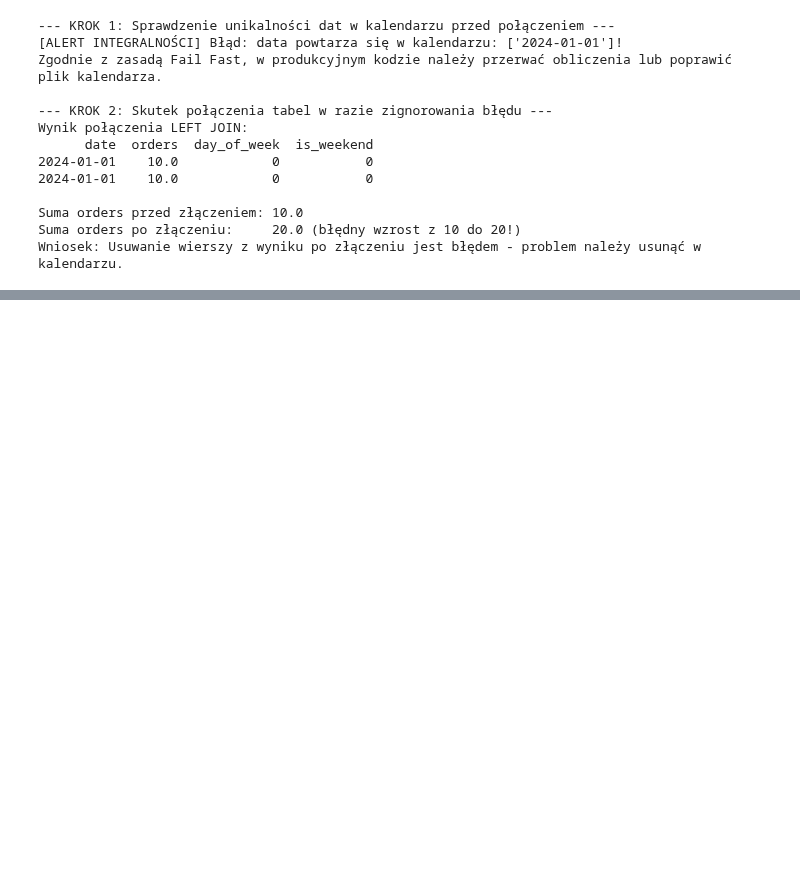
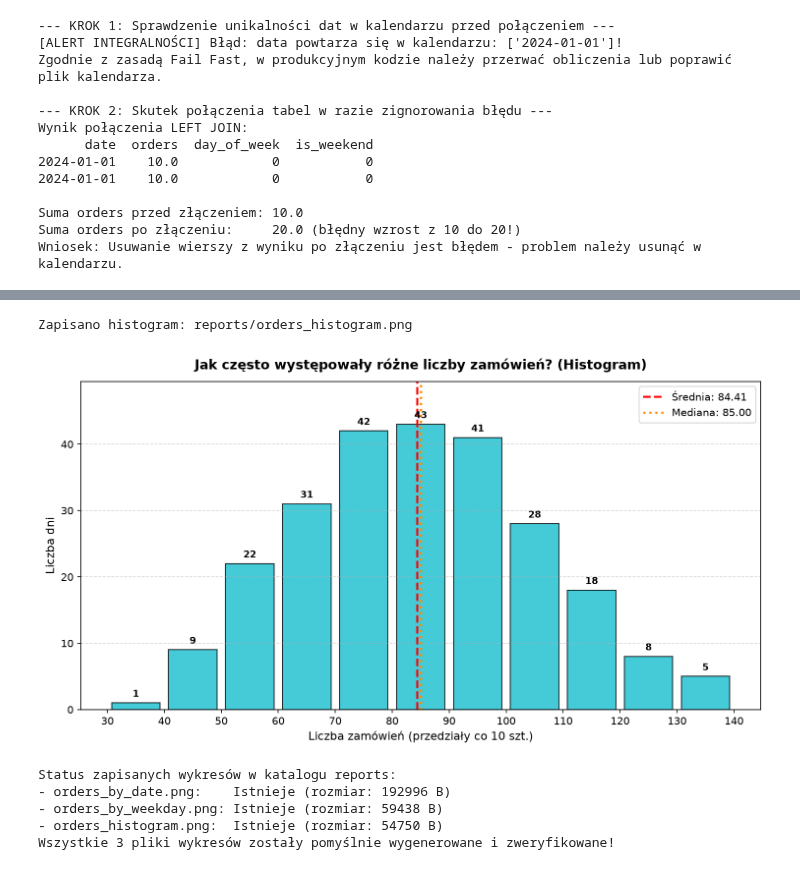
Before and after one commit to jakubszymura28-cyber/praktyki-dane, a Jupyter notebook: notebooks/02_analysis.ipynb, the cells around one changed output, grey strips where cells are left out. Saved outputs shown, nothing was run; the diff lists cells and outputs as text; code cells hidden in the pictures; blank space fills up the shorter version.

```diff
--- a/notebooks/02_analysis.ipynb
+++ b/notebooks/02_analysis.ipynb
@@ -416,0 +485,48 @@ Wniosek: Usuwanie wierszy z wyniku po złączeniu jest błędem - problem należ
+# %%
+# 3. Histogram: Jak często występowały różne liczby zamówień?
+# Źródło: oczyszczony trening (df_cleaned['orders'].dropna())
+valid_orders = df_cleaned['orders'].dropna()
+bins = list(range(30, 150, 10))
+mean_val = valid_orders.mean()
+median_val = valid_orders.median()
+
+fig, ax = plt.subplots(figsize=(10, 5.5))
+n, bins_out, patches = ax.hist(valid_orders, bins=bins, color='#17becf', edgecolor='black', alpha=0.8, rwidth=0.85)
+ax.axvline(mean_val, color='red', linestyle='--', linewidth=2, label=f'Średnia: {mean_val:.2f}')
+ax.axvline(median_val, color='darkorange', linestyle=':', linewidth=2.2, label=f'Mediana: {median_val:.2f}')
+
+for count, x in zip(n, bins_out[:-1]):
+    if count > 0:
+        ax.annotate(str(int(count)), xy=(x + 5, count + 0.6), ha='center', va='bottom', fontsize=9, fontweight='bold')
+
+ax.set_title('Jak często występowały różne liczby zamówień? (Histogram)', fontsize=13, fontweight='bold', pad=12)
+ax.set_xlabel('Liczba zamówień (przedziały co 10 szt.)', fontsize=11)
+ax.set_ylabel('Liczba dni', fontsize=11)
+ax.set_xticks(bins)
+ax.set_ylim(0, max(n) * 1.15)
+ax.grid(True, linestyle='--', alpha=0.5, axis='y')
+ax.legend(loc='upper right', fontsize=10)
+plt.tight_layout()
+
+plot3_path = reports_dir / 'orders_histogram.png'
+plt.savefig(plot3_path, dpi=150, bbox_inches='tight')
+print(f'Zapisano histogram: {plot3_path}')
+plt.show()
+# %% [output]
+Zapisano histogram: reports/orders_histogram.png
+[figure, added]
+# %%
+# Weryfikacja obecności i rozmiarów wygenerowanych plików PNG
+expected_files = ['orders_by_date.png', 'orders_by_weekday.png', 'orders_histogram.png']
+print('Status zapisanych wykresów w katalogu reports:')
+for fname in expected_files:
+    fpath = reports_dir / fname
+    assert fpath.exists(), f'Brak pliku {fpath}!'
+    print(f'- {fname:<22} Istnieje (rozmiar: {fpath.stat().st_size} B)')
+print('Wszystkie 3 pliki wykresów zostały pomyślnie wygenerowane i zweryfikowane!')
+# %% [output]
+Status zapisanych wykresów w katalogu reports:
+- orders_by_date.png:    Istnieje (rozmiar: 192996 B)
+- orders_by_weekday.png: Istnieje (rozmiar: 59438 B)
+- orders_histogram.png:  Istnieje (rozmiar: 54750 B)
+Wszystkie 3 pliki wykresów zostały pomyślnie wygenerowane i zweryfikowane!
```
Also changed, not shown: parts of 24 cells of this notebook, 5 other files.
